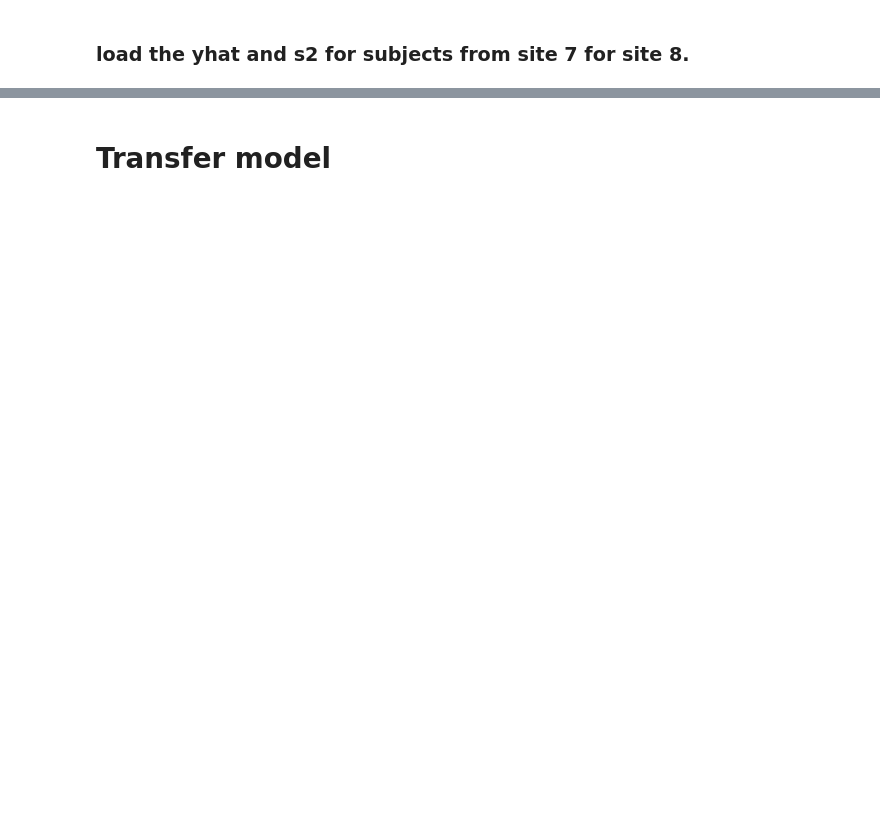
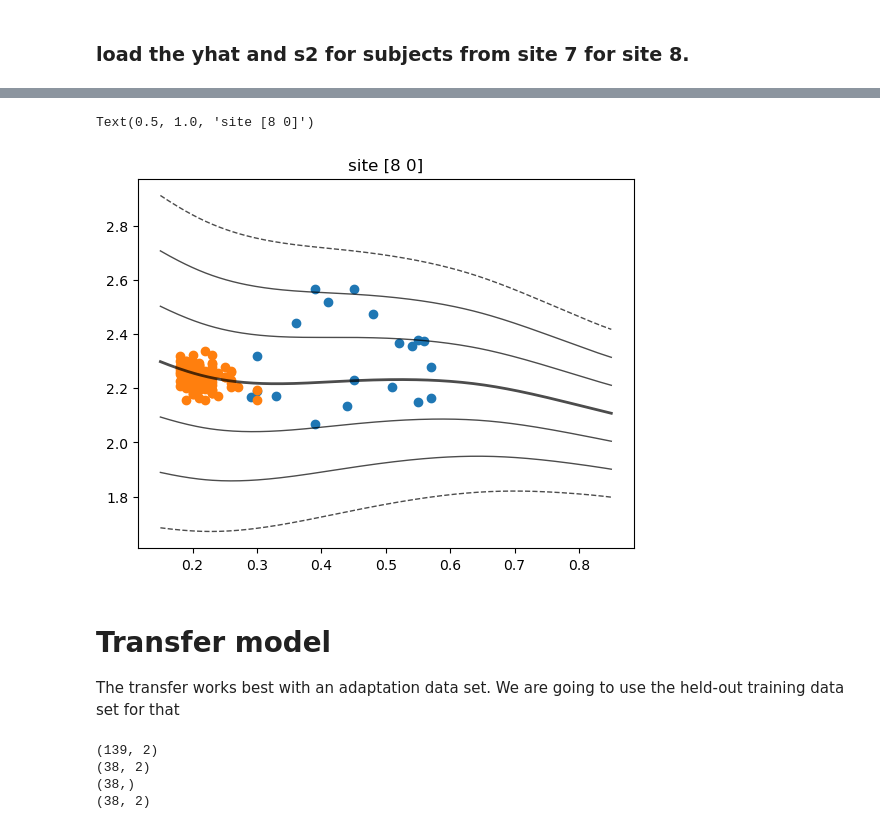
Before and after one commit to predictive-clinical-neuroscience/NM_educational_OHBM24, a Jupyter notebook: slot5_Bayer/03_HBR_site_effects_normative_modelling.ipynb, the cells around one changed output, grey strips where cells are left out. Cells and saved outputs as stored; diff of their text form; code cells hidden in the pictures; blank space fills up the shorter version.

```diff
--- a/slot5_Bayer/03_HBR_site_effects_normative_modelling.ipynb
+++ b/slot5_Bayer/03_HBR_site_effects_normative_modelling.ipynb
@@ -305,5 +551,5 @@ ptk.normative.predict(covfile=X_test_7_path,
 # %% [markdown]
 ### load the yhat and s2 for subjects from site 7 for site 8.
 # %%
-yhat = ldpkl(os.path.join(processing_dir, "yhat_Xtest7.pkl"))
-ys2 = ldpkl(os.path.join(processing_dir, "ys2_Xtest7.pkl"))
+yhat_Xtest7in8 = ldpkl(os.path.join(processing_dir, "yhat_Xtest7.pkl"))
+ys2_Xtest7in8 = ldpkl(os.path.join(processing_dir, "ys2_Xtest7.pkl"))
@@ -324,10 +555,0 @@ plt.title('site ' + str(be[0]))
-# %%
-# similar to above, but for the second site (np.ones)
-zscores = np.arange(-4,4)[:,np.newaxis]
-
-# We need to provide a matrix of shape [N,d]. In this case d=1, so we need to expand this matrix with a single 'empty' dimension.
-# We can do this by using the np.newaxis in this way.
-n_synthetic_samples = 200
-synthetic_X = np.linspace(0.15, 0.85, n_synthetic_samples)[:,np.newaxis]
-be = np.ones((n_synthetic_samples,1))*2
-be
@@ -341,2 +574,24 @@ X_test.shape
+# %%
+y_adj = z_scores[batch_effects_test[:,0]==7][0].to_numpy() * ys2_Xtest7in8[0].to_numpy() - yhat_Xtest7in8[0].to_numpy()
+# %%
+y_adj = y_adj * (-1)
+# %%
+plt.scatter(X_test[batch_effects_test[:,0]==8], Y_test[batch_effects_test[:,0]==8, 0])
+plt.scatter(X_test[batch_effects_test[:,0]==7], y_adj)
+for i, v in enumerate(zscores):
+    thickness = 1
+    linestyle = "-"
+    if v == 0:
+        thickness = 2
+    if abs(v) > 2:
+        linestyle = "--"
+    plt.plot(synthetic_X, q[i], linewidth = thickness, linestyle = linestyle, color = 'black', alpha = 0.7)
+
+plt.title('site ' + str(be[0]))
+# %% [output]
+Text(0.5, 1.0, 'site [8 0]')
+[figure, added]
 # %% [markdown]
 # Transfer model
+
+The transfer works best with an adaptation data set. We are going to use the held-out training data set for that
@@ -342,0 +611,10 @@ X_test.shape
+# %%
+print(batch_effects_test_txfr.shape)
+print(batch_effects_adapt.shape)
+print(X_adapt.shape)
+print(Y_adapt.shape)
+# %% [output]
+(139, 2)
+(38, 2)
+(38,)
+(38, 2)
```
Also changed, not shown: parts of 49 cells of this notebook.
